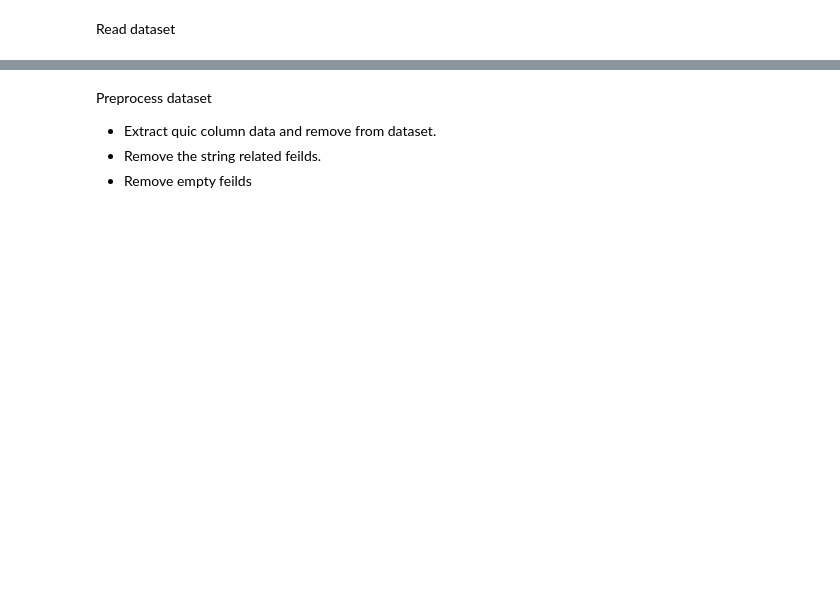
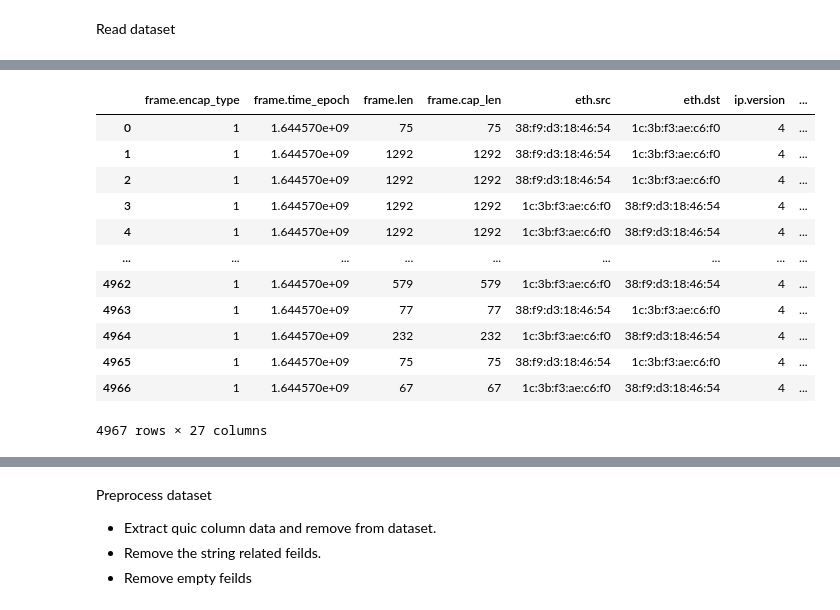
Before and after one commit to muteebakram/quic-classifier, a Jupyter notebook: quic-classifier.ipynb, the cells around one changed output, grey strips where cells are left out. Drawn from its saved outputs; the diff is of its cells as text; code cells hidden in the pictures; blank space fills up the shorter version.

```diff
--- a/quic-classifier.ipynb
+++ b/quic-classifier.ipynb
@@ -24,0 +22,21 @@ dataset
+# %%
+dataset = pd.read_csv("output.csv")
+
+# Initially set the clean_dataset as dataset itself. Using two variables clean_dataset
+# and dataset to retain full dataset because after cleaning dataset we lose some data.
+clean_dataset = pd.read_csv("output.csv")
+dataset
+# %% [output]
+|  | frame.encap_type | frame.time_epoch | frame.len | frame.cap_len | eth.src | eth.dst | ip.version | ... |
+| 0 | 1 | 1.644570e+09 | 75 | 75 | 38:f9:d3:18:46:54 | 1c:3b:f3:ae:c6:f0 | 4 | ... |
+| 1 | 1 | 1.644570e+09 | 1292 | 1292 | 38:f9:d3:18:46:54 | 1c:3b:f3:ae:c6:f0 | 4 | ... |
+| 2 | 1 | 1.644570e+09 | 1292 | 1292 | 38:f9:d3:18:46:54 | 1c:3b:f3:ae:c6:f0 | 4 | ... |
+| 3 | 1 | 1.644570e+09 | 1292 | 1292 | 1c:3b:f3:ae:c6:f0 | 38:f9:d3:18:46:54 | 4 | ... |
+| 4 | 1 | 1.644570e+09 | 1292 | 1292 | 1c:3b:f3:ae:c6:f0 | 38:f9:d3:18:46:54 | 4 | ... |
+| ... | ... | ... | ... | ... | ... | ... | ... | ... |
+| 4962 | 1 | 1.644570e+09 | 579 | 579 | 1c:3b:f3:ae:c6:f0 | 38:f9:d3:18:46:54 | 4 | ... |
+| 4963 | 1 | 1.644570e+09 | 77 | 77 | 38:f9:d3:18:46:54 | 1c:3b:f3:ae:c6:f0 | 4 | ... |
+| 4964 | 1 | 1.644570e+09 | 232 | 232 | 1c:3b:f3:ae:c6:f0 | 38:f9:d3:18:46:54 | 4 | ... |
+| 4965 | 1 | 1.644570e+09 | 75 | 75 | 38:f9:d3:18:46:54 | 1c:3b:f3:ae:c6:f0 | 4 | ... |
+| 4966 | 1 | 1.644570e+09 | 67 | 67 | 1c:3b:f3:ae:c6:f0 | 38:f9:d3:18:46:54 | 4 | ... |
+4967 rows × 27 columns
```
Also changed, not shown: parts of 15 cells of this notebook, 8 other files.
